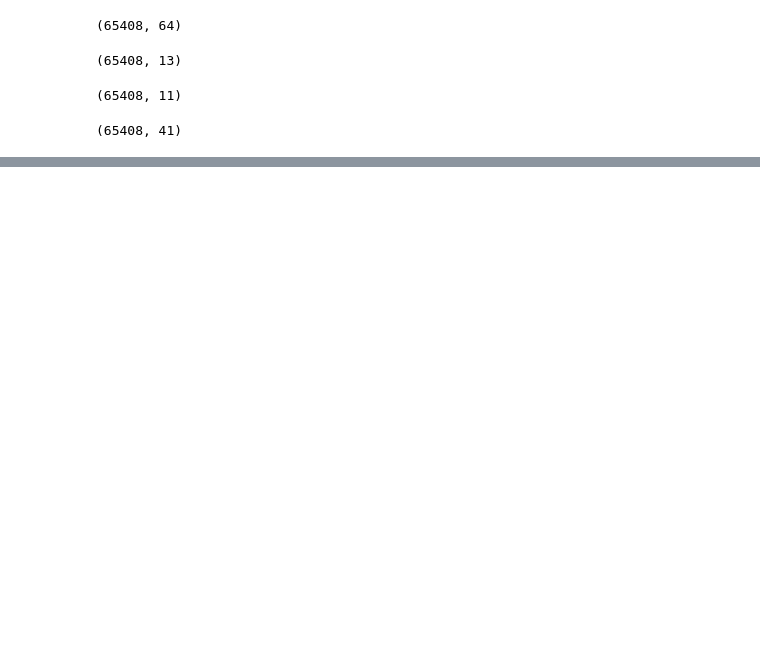
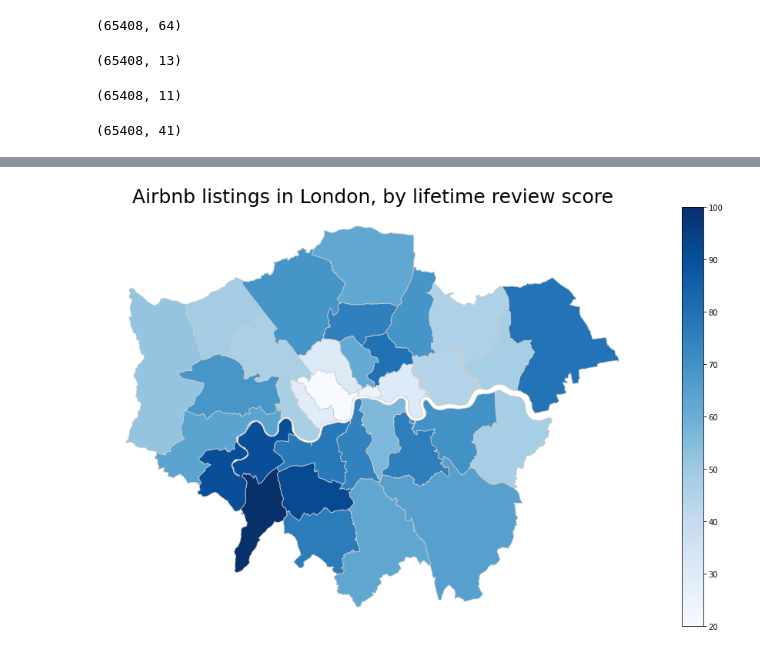
Before and after one commit to OrthoLoess/fivestar, a Jupyter notebook: notebooks/miles_firstexplore.ipynb, the cells around one changed output, grey strips where cells are left out. Saved outputs shown, nothing was run; the diff lists cells and outputs as text; code cells hidden in the pictures; blank space fills up the shorter version.

```diff
--- a/notebooks/miles_firstexplore.ipynb
+++ b/notebooks/miles_firstexplore.ipynb
@@ -159,0 +195,16 @@ flex_feats.shape
+# %%
+# set a variable that will call whatever column we want to visualise on the map
+variable = 'review_scores_rating'
+# set the range for the choropleth
+vmin, vmax = 20, 100
+# create figure and axes for Matplotlib
+fig, ax = plt.subplots(1, figsize=(18, 10))
+
+merged_geo.plot(column=variable, cmap='Blues', linewidth=0.8, ax=ax, edgecolor='0.8')
+ax.axis('off')
+ax.set_title('Airbnb listings in London, by lifetime review score', fontdict={'fontsize': 25, 'fontweight' : 3})
+sm = plt.cm.ScalarMappable(cmap='Blues', norm=plt.Normalize(vmin=vmin, vmax=vmax))
+sm._A = []
+cbar = fig.colorbar(sm)
+# %% [output]
+[figure, added]
```
Also changed, not shown: parts of 7 cells of this notebook.
